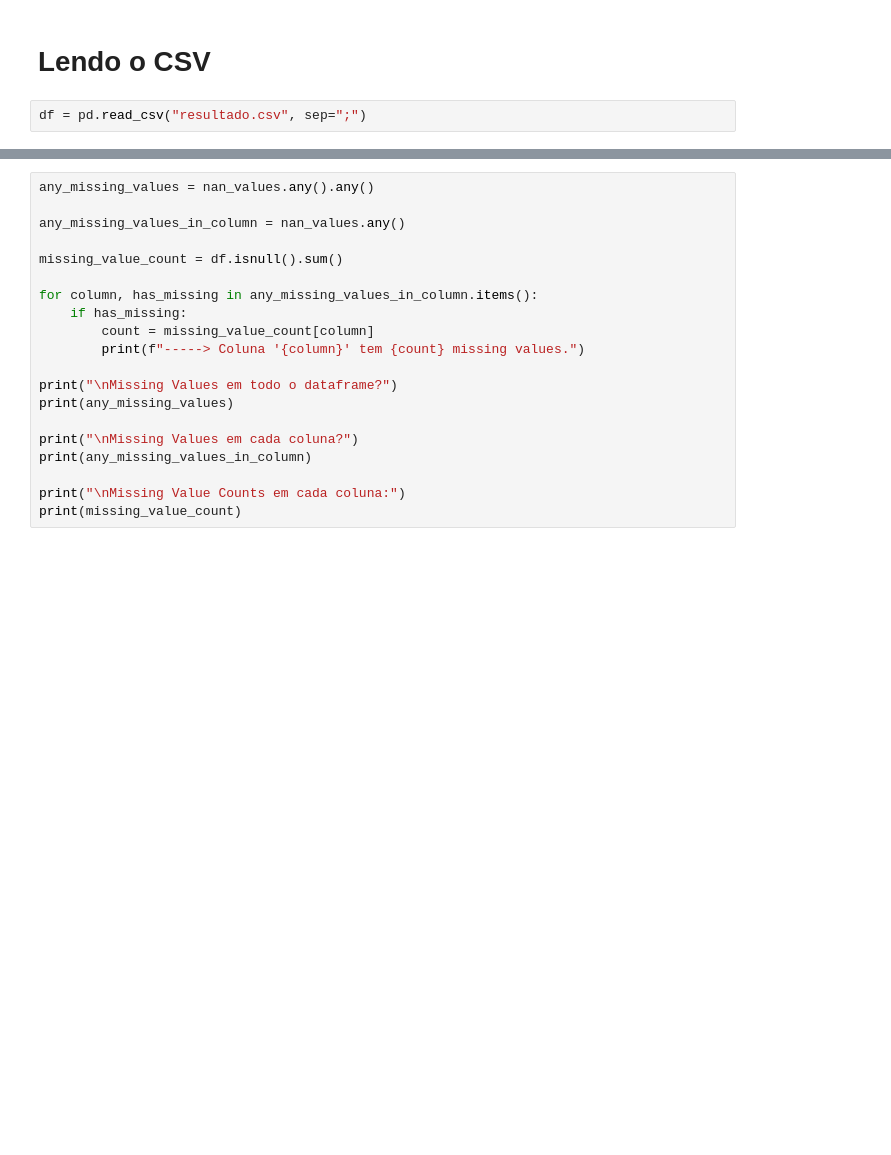
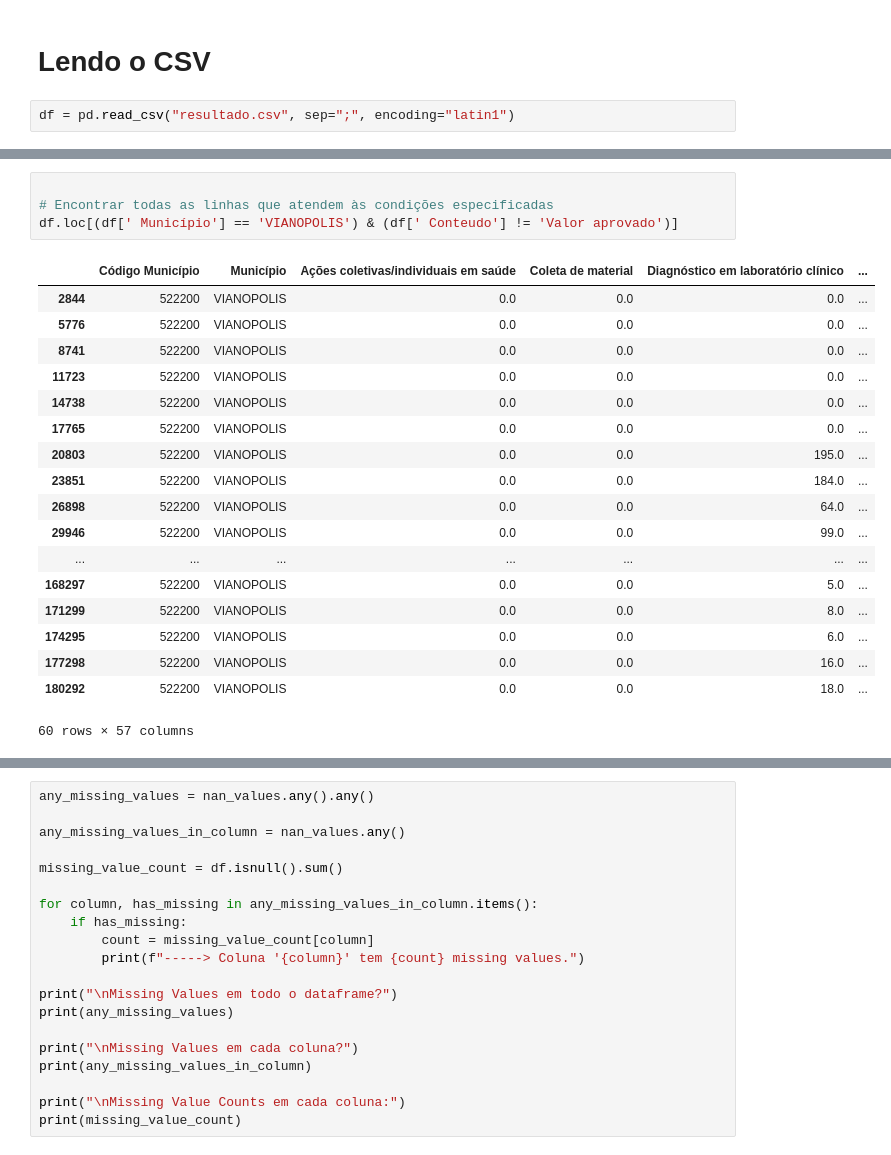
Before and after one commit to mayconabe/datasus, a Jupyter notebook: PI.ipynb, the cells around one changed output, grey strips where cells are left out. Drawn from its saved outputs; the diff is of its cells as text; blank space fills up the shorter version.

```diff
--- a/PI.ipynb
+++ b/PI.ipynb
@@ -7,7 +7,7 @@ import numpy as np
 # %% [markdown]
 # Lendo o CSV
 # %%
-df = pd.read_csv("resultado.csv", sep=";")
+df = pd.read_csv("resultado.csv", sep=";", encoding="latin1")
 # %%
 # Informações do dataframe
 df.info()
@@ -51,0 +42,23 @@ Index(['Código Município', ' Município',
+# %%
+
+# Encontrar todas as linhas que atendem às condições especificadas
+df.loc[(df[' Município'] == 'VIANOPOLIS') & (df[' Conteudo'] != 'Valor aprovado')]
+# %% [output]
+|  | Código Município | Município | Ações coletivas/individuais em saúde | Coleta de material | Diagnóstico em laboratório clínico | ... |
+| 2844 | 522200 | VIANOPOLIS | 0.0 | 0.0 | 0.0 | ... |
+| 5776 | 522200 | VIANOPOLIS | 0.0 | 0.0 | 0.0 | ... |
+| 8741 | 522200 | VIANOPOLIS | 0.0 | 0.0 | 0.0 | ... |
+| 11723 | 522200 | VIANOPOLIS | 0.0 | 0.0 | 0.0 | ... |
+| 14738 | 522200 | VIANOPOLIS | 0.0 | 0.0 | 0.0 | ... |
+| 17765 | 522200 | VIANOPOLIS | 0.0 | 0.0 | 0.0 | ... |
+| 20803 | 522200 | VIANOPOLIS | 0.0 | 0.0 | 195.0 | ... |
+| 23851 | 522200 | VIANOPOLIS | 0.0 | 0.0 | 184.0 | ... |
+| 26898 | 522200 | VIANOPOLIS | 0.0 | 0.0 | 64.0 | ... |
+| 29946 | 522200 | VIANOPOLIS | 0.0 | 0.0 | 99.0 | ... |
+| ... | ... | ... | ... | ... | ... | ... |
+| 168297 | 522200 | VIANOPOLIS | 0.0 | 0.0 | 5.0 | ... |
+| 171299 | 522200 | VIANOPOLIS | 0.0 | 0.0 | 8.0 | ... |
+| 174295 | 522200 | VIANOPOLIS | 0.0 | 0.0 | 6.0 | ... |
+| 177298 | 522200 | VIANOPOLIS | 0.0 | 0.0 | 16.0 | ... |
+| 180292 | 522200 | VIANOPOLIS | 0.0 | 0.0 | 18.0 | ... |
+60 rows × 57 columns
```
Also changed, not shown: parts of 5 cells of this notebook, 1 other file.
